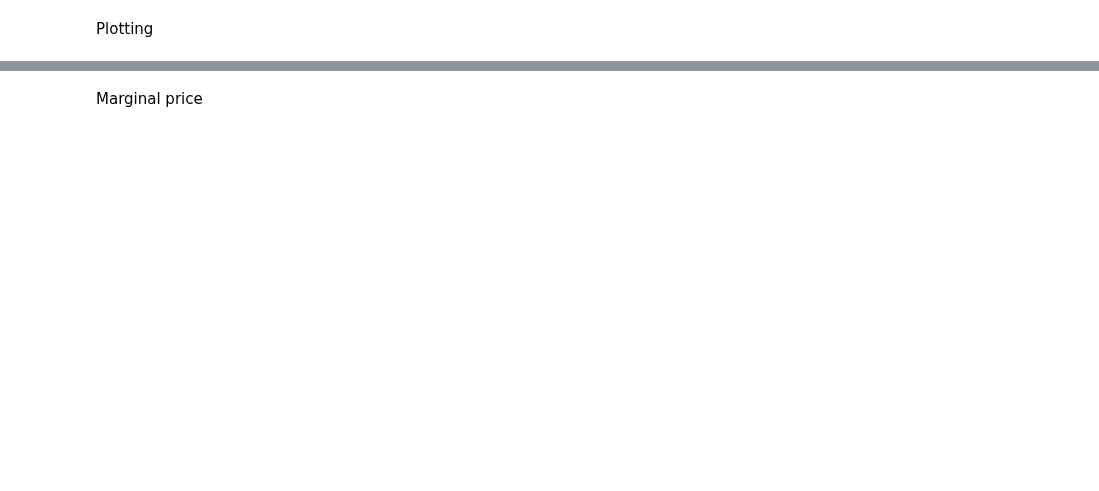
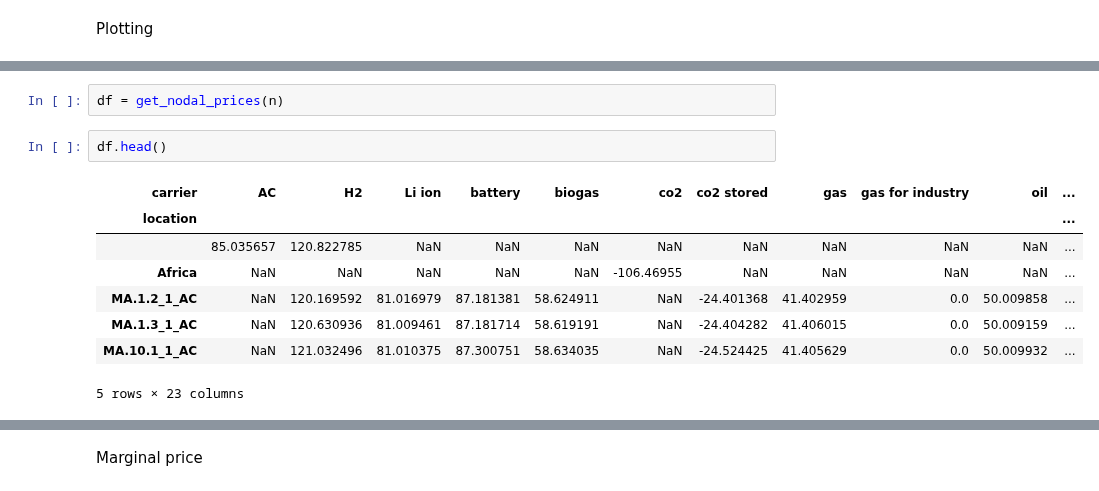
Before and after one commit to energyLS/aldehyde, a Jupyter notebook: workflow/notebooks/plot_lcoh.ipynb, the cells around one changed output, grey strips where cells are left out. Drawn from its saved outputs; the diff is of its cells as text; blank space fills up the shorter version.

```diff
--- a/workflow/notebooks/plot_lcoh.ipynb
+++ b/workflow/notebooks/plot_lcoh.ipynb
@@ -49,0 +117,13 @@ Plotting
+# %%
+df = get_nodal_prices(n)
+# %%
+df.head()
+# %% [output]
+| carrier | AC | H2 | Li ion | battery | biogas | co2 | co2 stored | gas | gas for industry | oil | ... |
+| location |  |  |  |  |  |  |  |  |  |  | ... |
+|  | 85.035657 | 120.822785 | NaN | NaN | NaN | NaN | NaN | NaN | NaN | NaN | ... |
+| Africa | NaN | NaN | NaN | NaN | NaN | -106.46955 | NaN | NaN | NaN | NaN | ... |
+| MA.1.2_1_AC | NaN | 120.169592 | 81.016979 | 87.181381 | 58.624911 | NaN | -24.401368 | 41.402959 | 0.0 | 50.009858 | ... |
+| MA.1.3_1_AC | NaN | 120.630936 | 81.009461 | 87.181714 | 58.619191 | NaN | -24.404282 | 41.406015 | 0.0 | 50.009159 | ... |
+| MA.10.1_1_AC | NaN | 121.032496 | 81.010375 | 87.300751 | 58.634035 | NaN | -24.524425 | 41.405629 | 0.0 | 50.009932 | ... |
+5 rows × 23 columns
```
Also changed, not shown: parts of 33 cells of this notebook.
